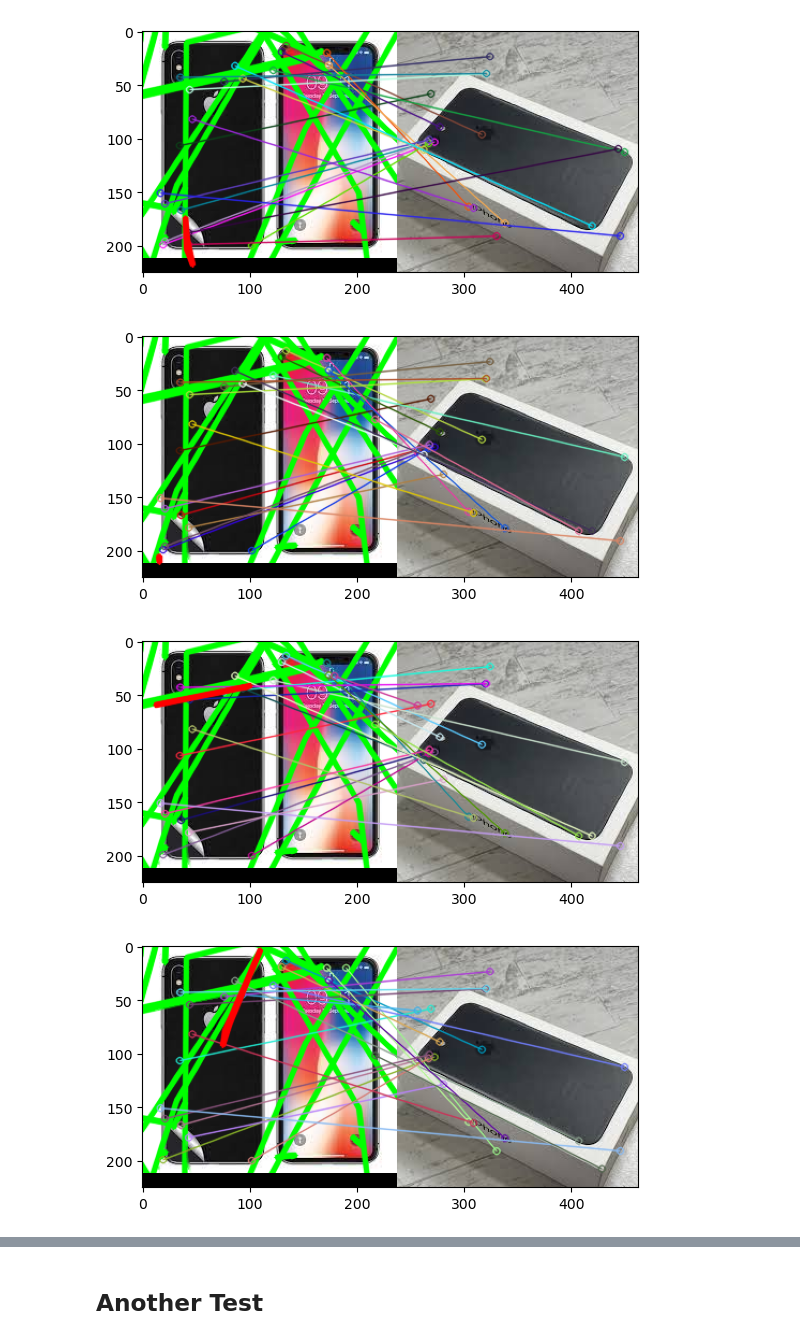
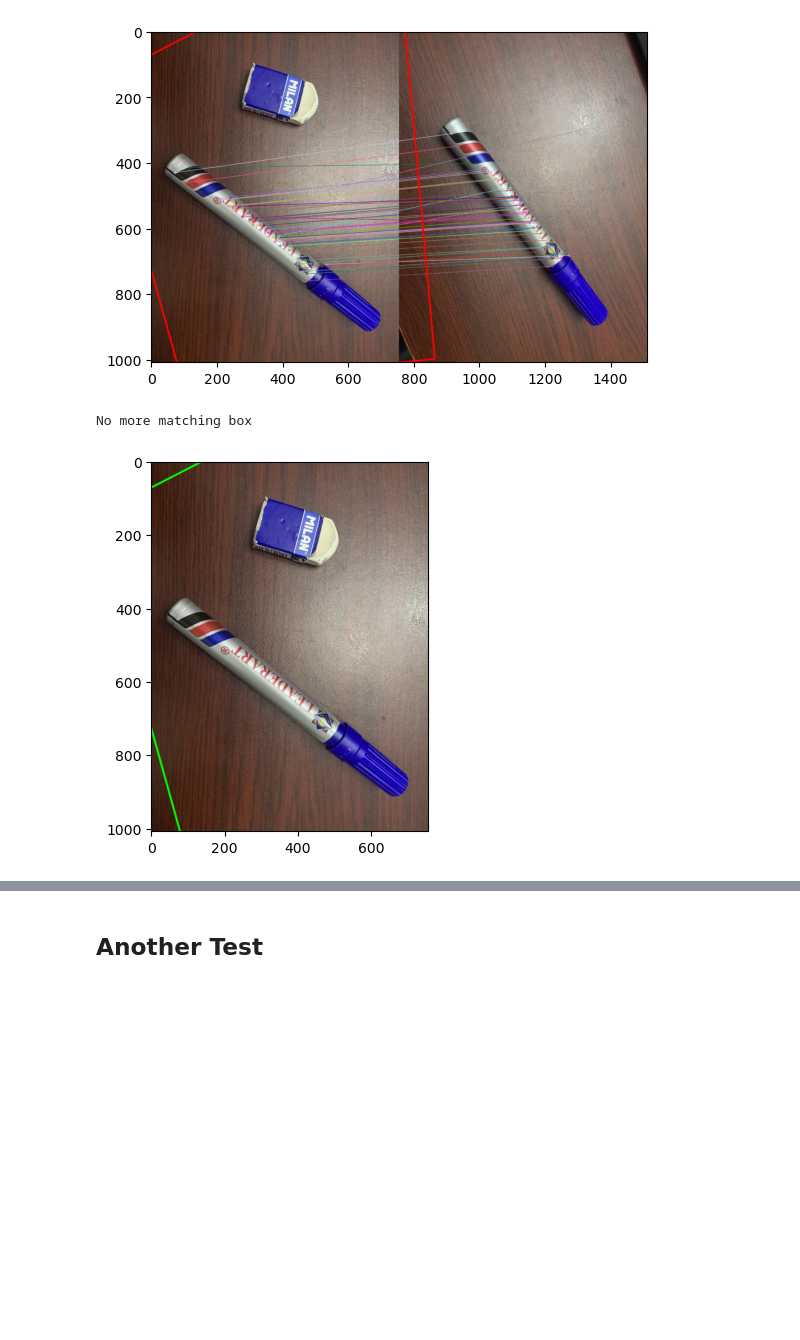
Before and after one commit to Grintaking19/Lost-Found-Items, a Jupyter notebook: cv2_descriptors.ipynb, the cells around one changed output, grey strips where cells are left out. Drawn from its saved outputs; the diff is of its cells as text; code cells hidden in the pictures; blank space fills up the shorter version.

```diff
--- a/cv2_descriptors.ipynb
+++ b/cv2_descriptors.ipynb
@@ -86,7 +86,7 @@ def find_matching_boxes(image, template, detector_method, params):
     # Parameters and their default values
     MAX_MATCHING_OBJECTS = params.get('max_matching_objects', 10)
     SIFT_DISTANCE_THRESHOLD = params.get('SIFT_distance_threshold', 0.5)
-    BEST_MATCHES_POINTS = params.get('best_matches_points', 20)
+    BEST_MATCHES_POINTS = params.get('best_matches_points', 50)
 
     # Initialize the detector and matcher
     if detector_method == "SIFT":
@@ -190,32 +188,33 @@ TypeError: rescale() got an unexpected keyword argument 'multichannel'
 # %%
-pen_cluttered = cv2.imread('./testphone1.jpg') # Template
+pen_cluttered = cv2.imread('./marker.jpg') # Template
 pen_cluttered = cv2.cvtColor(pen_cluttered, cv2.COLOR_BGR2RGB)
+pen_cluttered = cv2.resize(pen_cluttered,(pen_cluttered.shape[1]//4,pen_cluttered.shape[0]//4))
 
 
 
 #commonfunctions.show_images([pen_cluttered])
 
-pen_copybook = cv2.imread('./testphone.jpg') # Image
+pen_copybook = cv2.imread('./eraser_marker.jpg') # Image
 pen_copybook = cv2.cvtColor(pen_copybook, cv2.COLOR_BGR2RGB)
+pen_copybook = cv2.resize(pen_copybook,(pen_copybook.shape[1]//4,pen_copybook.shape[0]//4))
 
 #commonfunctions.show_images([pen_copybook])
 # %%
 params = {
     'max_matching_objects': 5,
-    'SIFT_distance_threshold': 0.5,
-    'best_matches_points': 20
+    'SIFT_distance_threshold': 0.65,
+    'best_matches_points': 50
 }
 
-matched_boxes = find_matching_boxes(pen_copybook, pen_cluttered , "ORB", params)
+matched_boxes = find_matching_boxes(pen_copybook, pen_cluttered , "SIFT", params)
 
 # Draw the bounding boxes on the original image
 for box in matched_boxes:
     cv2.polylines(pen_copybook, [np.int32(box)], True, (0, 255, 0), 3, cv2.LINE_AA)
 
 plt.imshow(pen_copybook)
 plt.show()
 # %% [output]
-[figure, old version]
+[figure, new version]
+No more matching box
-[figure, old version]
+[figure, new version]
-[figure, removed]
-[figure, removed]
```
Also changed, not shown: parts of 6 cells of this notebook, 8 other files.
